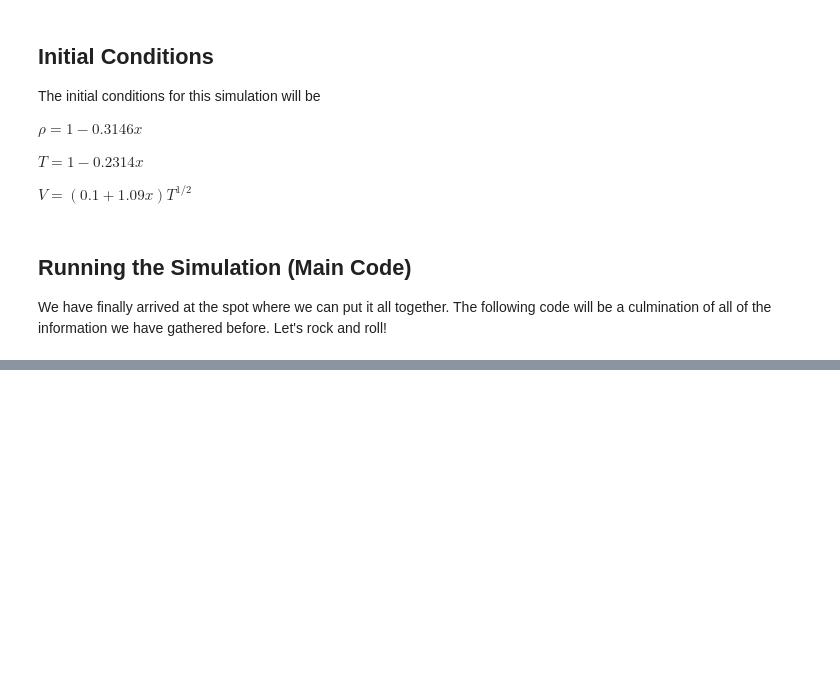
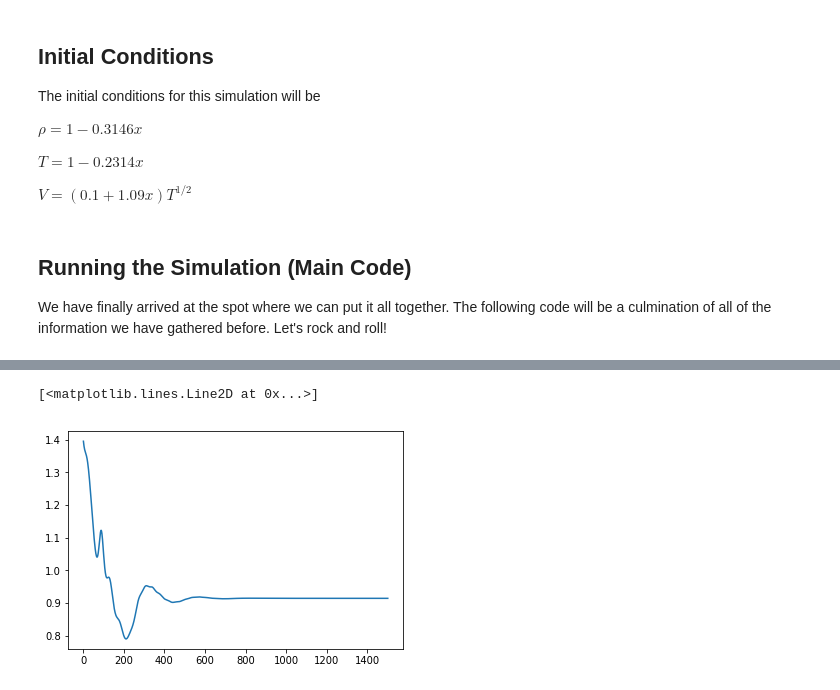
Before and after one commit to bjreddish/CFD, a Jupyter notebook: nozzleFlow/nozzleFlowCFD.ipynb, the cells around one changed output, grey strips where cells are left out. Drawn from its saved outputs; the diff is of its cells as text; code cells hidden in the pictures; blank space fills up the shorter version.

```diff
--- a/nozzleFlow/nozzleFlowCFD.ipynb
+++ b/nozzleFlow/nozzleFlowCFD.ipynb
@@ -465,0 +502,5 @@ while iter<750:
+# %%
+pyplot.plot(x,velPlot)
+# %% [output]
+[<matplotlib.lines.Line2D at 0x...>]
+[figure, added]
```
Also changed, not shown: parts of 13 cells of this notebook.
